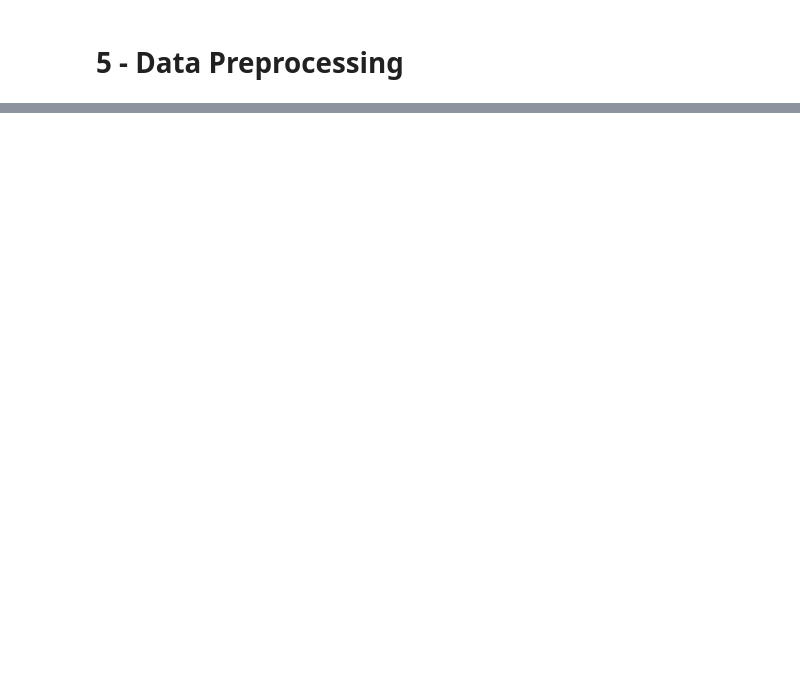
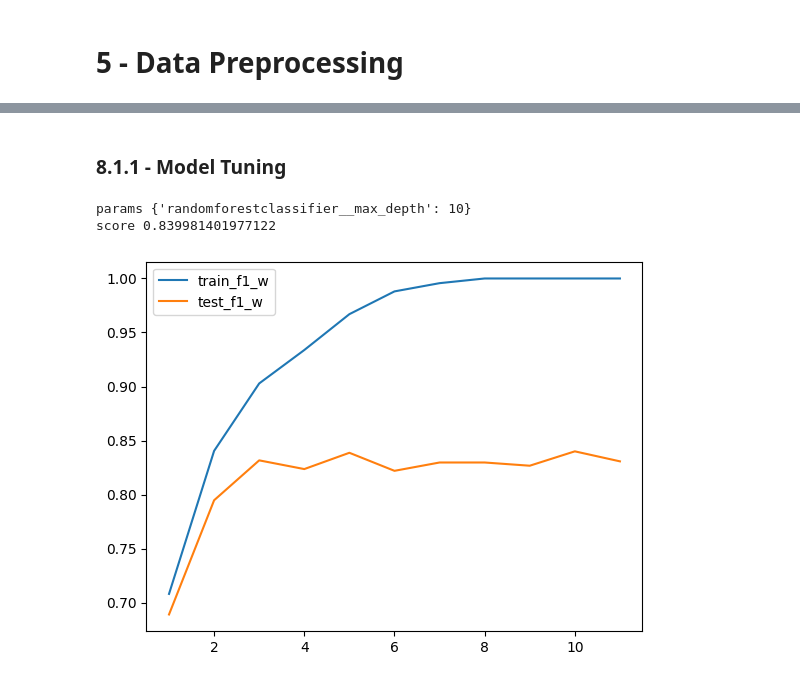
Before and after one commit to jasonrichdarmawan/p1-g3, a Jupyter notebook: h8dsft_P1G3_jason_rich_darmawan_onggo_putra.ipynb, the cells around one changed output, grey strips where cells are left out. Drawn from its saved outputs; the diff is of its cells as text; code cells hidden in the pictures; blank space fills up the shorter version.

```diff
--- a/h8dsft_P1G3_jason_rich_darmawan_onggo_putra.ipynb
+++ b/h8dsft_P1G3_jason_rich_darmawan_onggo_putra.ipynb
@@ -326,0 +536,6 @@ Name: DEATH_EVENT, dtype: int64
+# %%
+scoring = {
+    'f1_w': make_scorer(score_func=f1_score, average='weighted'),
+}
+
+get_mean_std = lambda array: [array.mean(), array.std()]
@@ -326,0 +554,15 @@ Name: DEATH_EVENT, dtype: int64
+# %%
+# Evaluate RandomForestClassifier
+def isolate():
+    cv_results = cross_validate(estimator=rf_clf_default, X=X_train, y=y_train,
+                                scoring=scoring,
+                                return_train_score=True)
+
+    print("train f1 w", get_mean_std(cv_results['train_f1_w']))
+    print("test f1 w", get_mean_std(cv_results['test_f1_w']))
+
+    y_test_pred = rf_clf_default.predict(X=X_test)
+
+    print(classification_report(y_true=y_test, y_pred=y_test_pred))
+
+isolate()
@@ -326,0 +580,29 @@ Name: DEATH_EVENT, dtype: int64
+# %% [markdown]
+### 8.1.1 - Model Tuning
+# %%
+# we will choose 2
+def isolate():
+    rf_clf_cv = GridSearchCV(estimator=rf_clf_default,
+                             scoring=scoring,
+                             refit="f1_w",
+                             param_grid={
+                                'randomforestclassifier__max_depth': np.arange(1,12,1),
+                             },
+                             return_train_score=True)
+    rf_clf_cv.fit(X=X_train, y=y_train)
+
+    print("params", rf_clf_cv.best_params_)
+    print("score", rf_clf_cv.best_score_)
+
+    sns.lineplot(x=rf_clf_cv.cv_results_['param_randomforestclassifier__max_depth'],
+                 y=rf_clf_cv.cv_results_['mean_train_f1_w'],
+                 label="train_f1_w")
+    sns.lineplot(x=rf_clf_cv.cv_results_['param_randomforestclassifier__max_depth'],
+                 y=rf_clf_cv.cv_results_['mean_test_f1_w'],
+                 label="test_f1_w")
+
+isolate()
+# %% [output]
+params {'randomforestclassifier__max_depth': 10}
+score 0.839981401977122
+[figure, added]
```
Also changed, not shown: parts of 35 cells of this notebook, 1 other file.
